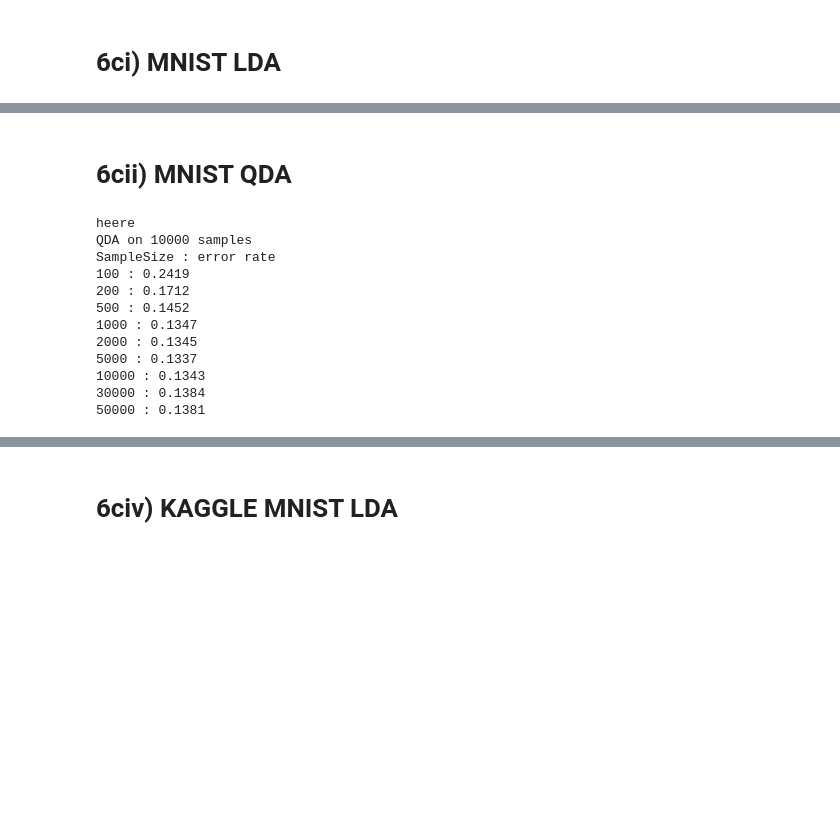
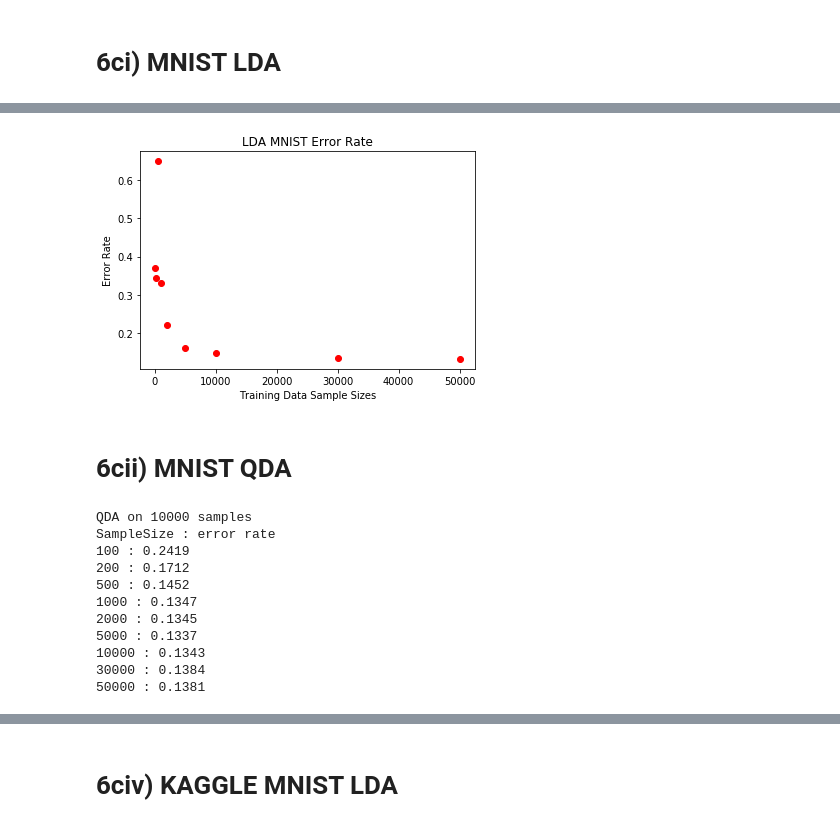
Before and after one commit to maialena/CS189-Machine_Learning, a Jupyter notebook: hw3/CS189_HW3.ipynb, the cells around one changed output, grey strips where cells are left out. Drawn from its saved outputs; the diff is of its cells as text; code cells hidden in the pictures; blank space fills up the shorter version.

```diff
--- a/hw3/CS189_HW3.ipynb
+++ b/hw3/CS189_HW3.ipynb
@@ -380,7 +380,7 @@ def normalizeData(trainData, validData):
         validData[i] = validData[i]/np.linalg.norm(validData[i])
     return trainData, validData
 # %%
-def computeAndPlotErrorRate(predictions, validLabels):
+def computeErrorRate(predictions, validLabels):
     '''
     Compute and plot error rate of LDA classification
 
@@ -418,14 +418,14 @@ def doEverything(method, trainData, trainLabels, validData, validLabels, aryTrai
             predictions = predictLDA(aryMu, sigma, validData, numClasses)
         else:
             predictions = predictBuiltInQDA(aryMu, aryCovMat, validData, numClasses)
-        error = computeAndPlotErrorRate(predictions, validLabels)
+        error = computeErrorRate(predictions, validLabels)
         aryErrors.append(error)
 
     print('SampleSize : error rate')
     for i, j in zip(aryTrainSetSizes, aryErrors):
         print(str(i) + ' : ' + str(j))
 
-    return predictions
+    return predictions, aryErrors
 # %%
 def doEverythingKaggle(method, trainData, trainLabels, testData, numClasses, epsilon):
     '''
@@ -473,7 +473,7 @@ def plotError(arySampleSizes, aryErrorRate, title):
         title (str) - title of the plot
     Return: plots accuracy, returns None
     '''
-    plt.plot(arySampleSizes, aryErrorRate)
+    plt.plot(arySampleSizes, aryErrorRate, 'ro')
     plt.xlabel('Training Data Sample Sizes')
     plt.ylabel('Error Rate')
     plt.title(title)
@@ -527,4 +528,4 @@ sklearn.preprocessing.normalize(trainData.astype(float))
 sklearn.preprocessing.normalize(validData.astype(float))
 
 method = 'LDA'
-predictions = doEverything(method, trainData, trainLabels, validData, validLabels, aryTrainSetSizes, numClasses, epsilon)
+predictions, aryErrors = doEverything(method, trainData, trainLabels, validData, validLabels, aryTrainSetSizes, numClasses, epsilon)
@@ -533,3 +544,9 @@ plotError
+# %%
+title = "LDA MNIST Error Rate"
+error = computeErrorRate(predictions, validLabels)
+plotError(aryTrainSizes, aryErrors, title)
+# %% [output]
+[figure, added]
 # %% [markdown]
 # 6cii) MNIST QDA
 # %%
@@ -547,9 +564,8 @@ numClasses = 10
 trainData, validData, trainLabels, validLabels = train_test_split(trainData, trainLabels, test_size=10000, random_state=42)
 trainData, validData = normalizeData(trainData, validData)
 method='QDA'
-predictions = doEverything(method, trainData, trainLabels, validData, validLabels, aryTrainSizes, numClasses, epsilon)
+predictions, aryErrors = doEverything(method, trainData, trainLabels, validData, validLabels, aryTrainSizes, numClasses, epsilon)
 # %% [output]
-heere
 QDA on 10000 samples
 SampleSize : error rate
 100 : 0.2419
```
Also changed, not shown: parts of 21 cells of this notebook.
